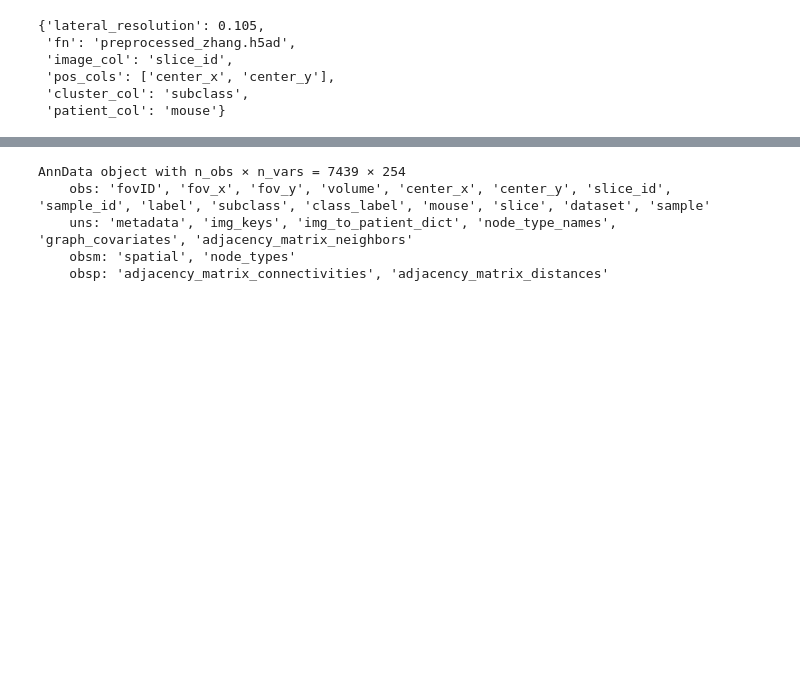
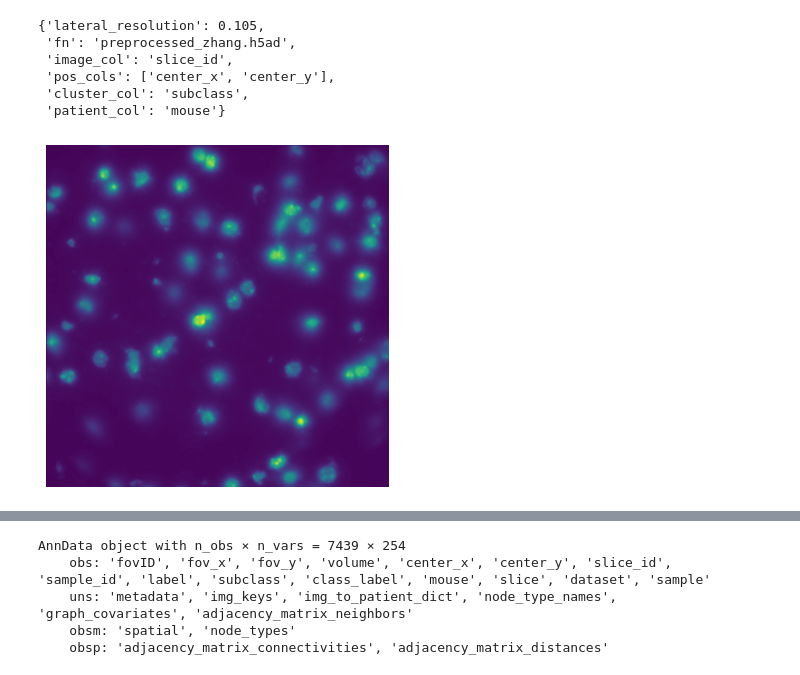
Before and after one commit to theislab/ncem_benchmarks, a Jupyter notebook: notebooks/data_exploration.ipynb, the cells around one changed output, grey strips where cells are left out. Saved outputs shown, nothing was run; the diff lists cells and outputs as text; code cells hidden in the pictures; blank space fills up the shorter version.

```diff
--- a/notebooks/data_exploration.ipynb
+++ b/notebooks/data_exploration.ipynb
@@ -35,3 +59,20 @@ adata_test.uns['metadata']
  'pos_cols': ['center_x', 'center_y'],
  'cluster_col': 'subclass',
  'patient_col': 'mouse'}
+# %%
+fn = f"{datadir}zhang/dataset1_sample3_488.tif"
+img = Image.open(fn)
+images = []
+for i in range(img.n_frames):
+    img.seek(i)
+    images.append(np.array(img))
+img.close()
+
+images = np.array(images)
+images = np.transpose(images, (1, 2, 0))
+
+img = sq.im.ImageContainer(images[:, :, 167])
+sq.im.process(img)
+img.show('image_smooth', figsize=(5,5))
+# %% [output]
+[figure, added]
```
Also changed, not shown: parts of 46 cells of this notebook.
